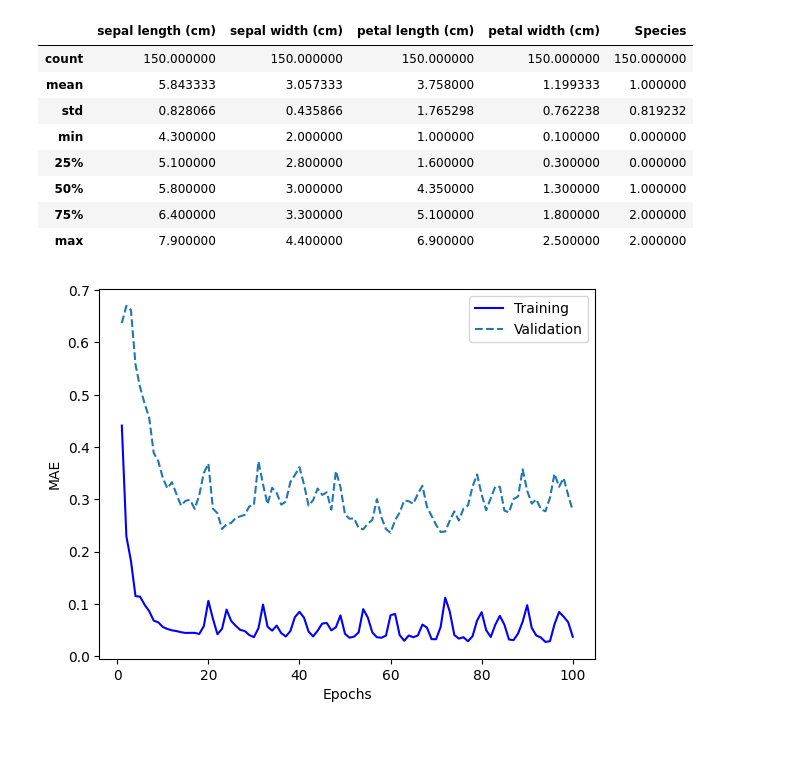
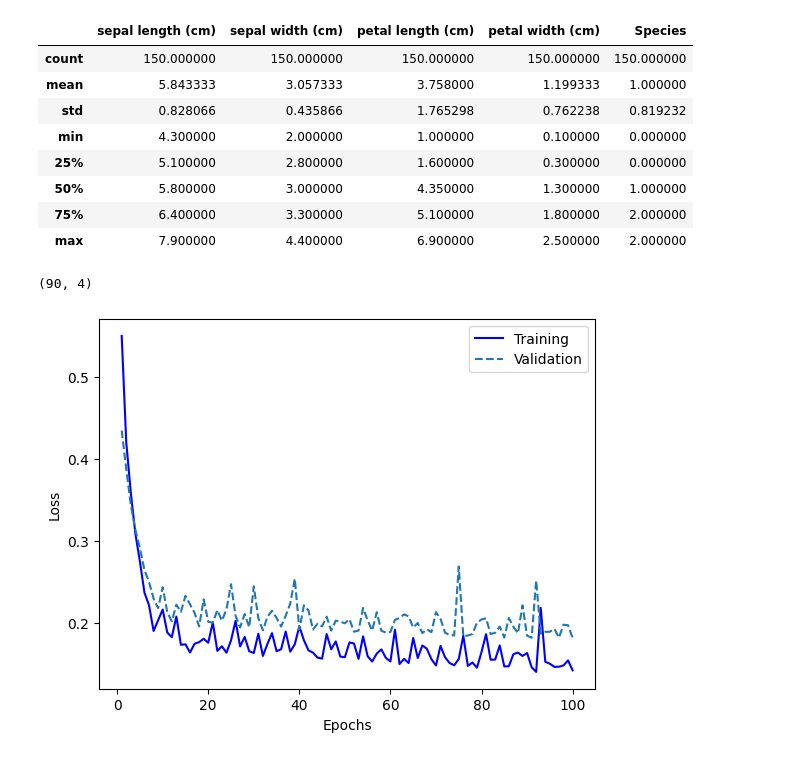
Before and after one commit to RodionPasynkov/ML_study, a Jupyter notebook: Iris Species/Iris Species.ipynb, the cells around one changed output. Saved outputs shown, nothing was run; the diff lists cells and outputs as text; code cells hidden in the pictures.

```diff
--- a/Iris Species/Iris Species.ipynb
+++ b/Iris Species/Iris Species.ipynb
@@ -72,29 +79,32 @@ train_target, valid_target, test_target = np.split(target,[60,120])
+# %%
+(train_data, train_target), (valid_data,valid_target), (test_data, test_target) = separator(df)
+# %%
+train_data.shape
+# %% [output]
+(90, 4)
 # %%
-from keras import models
-from keras import layers
-
-def build_model():
+def build_model_1():
     model = models.Sequential()
-    model.add(layers.Dense(64, activation='relu', input_shape=(data.shape[1],)))
+    model.add(layers.Dense(64, activation='relu', input_shape=(train_data.shape[1],)))
     model.add(layers.Dense(1))
     model.compile(optimizer='rmsprop', loss='mse', metrics=['mae'])
     return model
 # %%
-model = build_model()
-history = model.fit(train_data, train_target, epochs=100, validation_data=(valid_data,valid_target), verbose=0)
+model_1 = build_model_1()
+history_1 = model_1.fit(train_data, train_target, epochs=100, validation_data=(valid_data,valid_target), verbose=0)
 # %%
-import matplotlib.pyplot as plt
-
-mae_history = history.history['mae']
-val_history = history.history['val_mae']
-epochs = range(1, len(mae_history) + 1)
-
-plt.plot(epochs, mae_history, 'b', label='Training')
-plt.plot(epochs, val_history, '--', label='Validation')
-plt.xlabel('Epochs')
-plt.ylabel('MAE')
-plt.legend()
-plt.show()
+def plot_fit(epochs,train,validate):
+    plt.plot(epochs, train, 'b', label='Training')
+    plt.plot(epochs, validate, '--', label='Validation')
+    plt.xlabel('Epochs')
+    plt.ylabel('Loss')
+    plt.legend()
+    plt.show()
-# %% [output]
-[figure, removed]
+# %%
+mae_history = history_1.history['mae']
+val_history = history_1.history['val_mae']
+epochs = range(1, len(mae_history) + 1)
+plot_fit(epochs,mae_history,val_history)
+# %% [output]
+[figure, added]
 # %%
```
Also changed, not shown: parts of 8 cells of this notebook.
